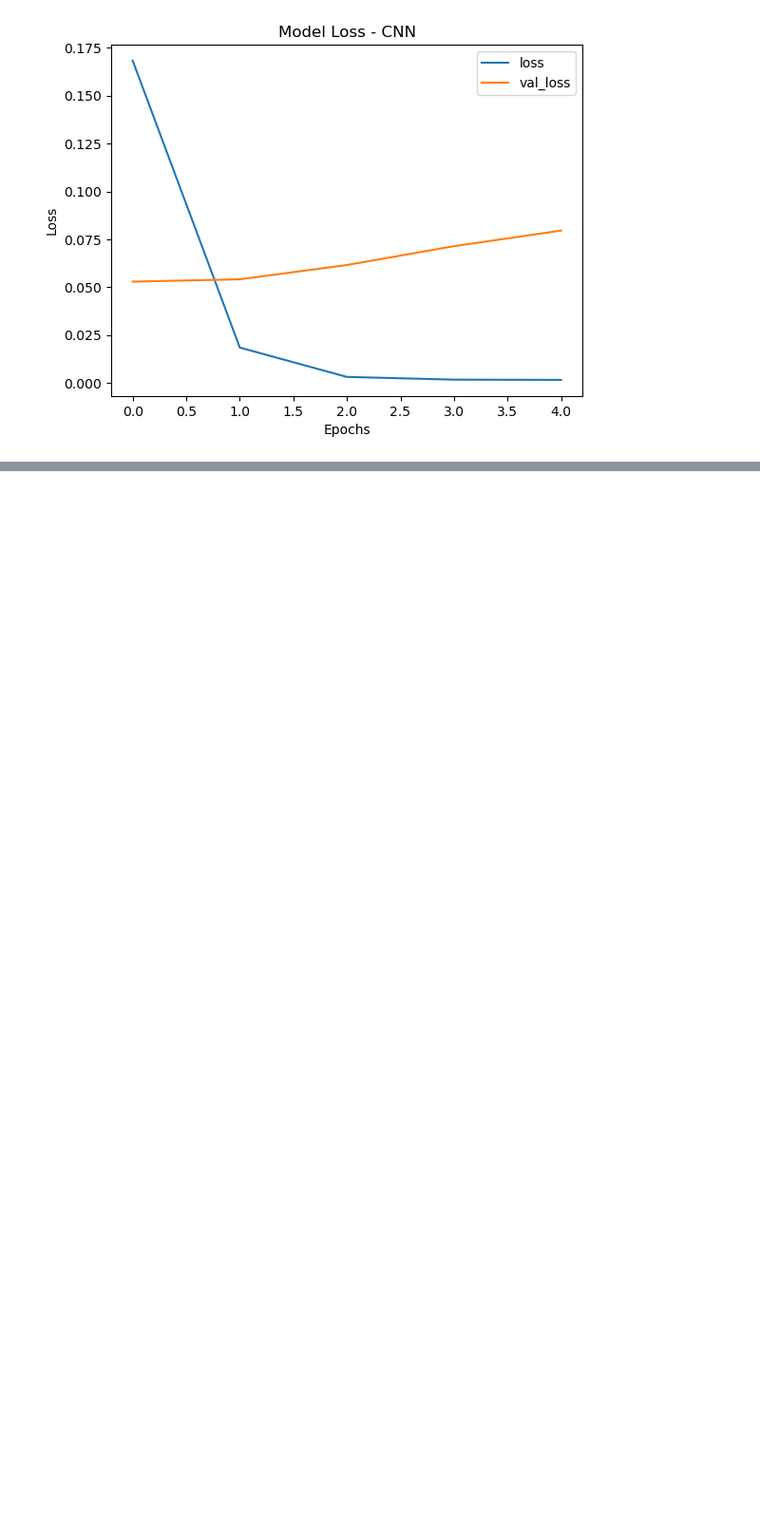
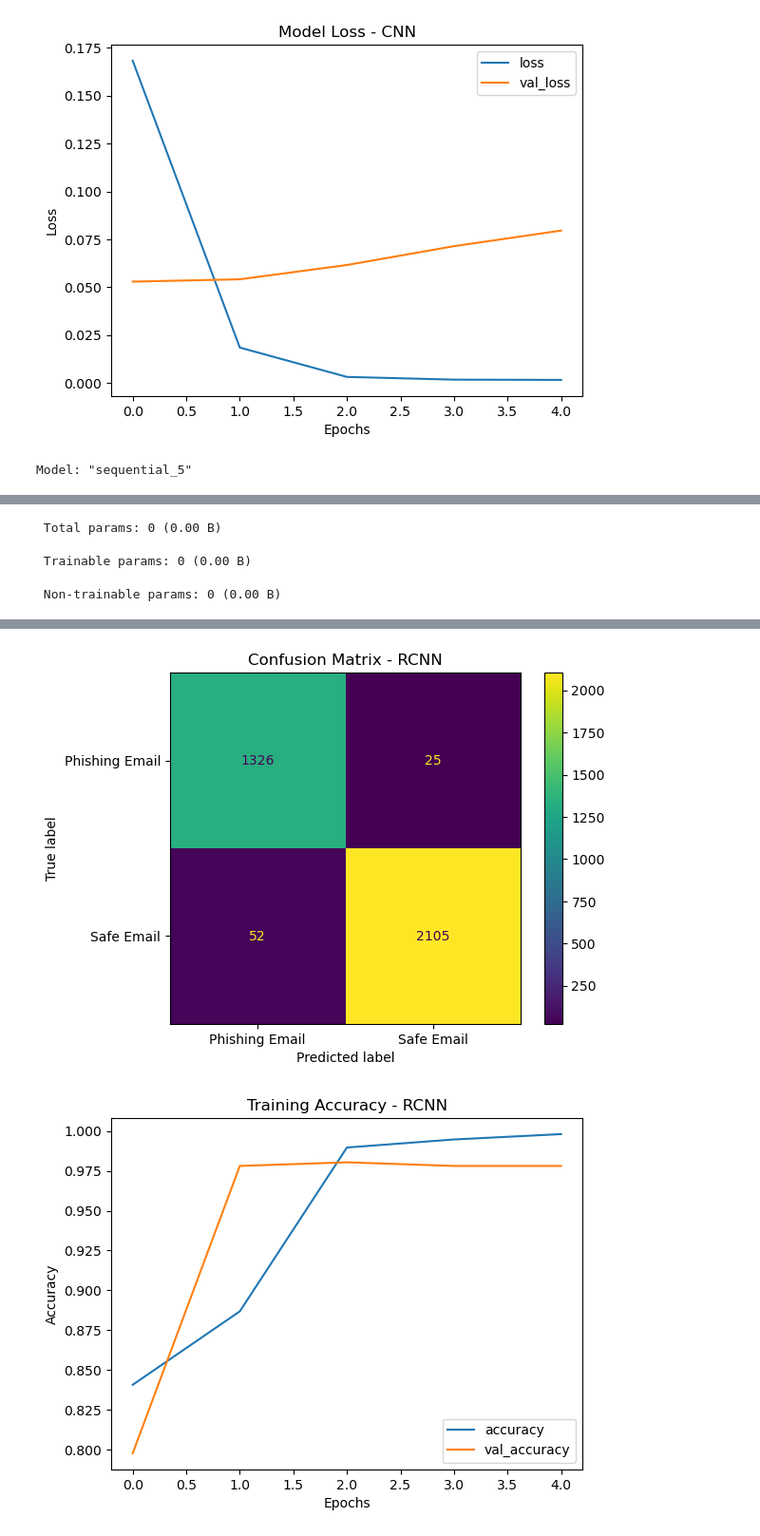
Before and after one commit to Hiroshan01/AI-Powered-Phishing-Email-Detection-, a Jupyter notebook: AIModel/phishingEmail.ipynb, the cells around one changed output, grey strips where cells are left out. Shown at 95% size. Saved outputs shown, nothing was run; the diff lists cells and outputs as text; code cells hidden in the pictures; blank space fills up the shorter version.

Commit message:
RCNN Architecture

```diff
--- a/AIModel/phishingEmail.ipynb
+++ b/AIModel/phishingEmail.ipynb
@@ -647,3 +647,64 @@ Model Accuracy: 98.26111793518066
 [figure]
 [figure]
 [figure]
+# %%
+from sklearn.preprocessing import LabelEncoder
+from tensorflow.keras.models import Sequential
+from tensorflow.keras.layers import Embedding, Conv1D, MaxPooling1D, LSTM, Dropout, Dense
+from tensorflow.keras.optimizers import Adam
+from sklearn.metrics import confusion_matrix, ConfusionMatrixDisplay
+import matplotlib.pyplot as plt
+import pandas as pd
+
+# Assuming y_train and y_test are your original labels
+label_encoder = LabelEncoder()
+y_train_encoded = label_encoder.fit_transform(y_train)  # Encode training labels
+y_test_encoded = label_encoder.transform(y_test)        # Encode test labels
+
+# RCNN Architecture
+model_rcnn = Sequential()
+model_rcnn.add(Embedding(input_dim=len(tk.word_index) + 1, output_dim=50, input_length=150))
+model_rcnn.add(Conv1D(filters=128, kernel_size=5, activation='relu'))
+model_rcnn.add(MaxPooling1D(pool_size=2))
+model_rcnn.add(LSTM(units=100))
+model_rcnn.add(Dropout(0.5))
+model_rcnn.add(Dense(1, activation='sigmoid'))
+
+# Compile model
+model_rcnn.compile(loss='binary_crossentropy', optimizer=Adam(), metrics=['accuracy'])
+
+# Model Summary
+model_rcnn.summary()
+
+# Train model
+history_rcnn = model_rcnn.fit(x_train, y_train_encoded, epochs=5, batch_size=16, validation_data=(x_test, y_test_encoded))
+
+# Evaluate model
+results_rcnn = model_rcnn.evaluate(x_test, y_test_encoded)
+print(f"Model Loss: {results_rcnn[0]}")
+print(f"Model Accuracy: {results_rcnn[1] * 100}")
+
+# Confusion Matrix
+y_pred_prob_rcnn = model_rcnn.predict(x_test)
+y_pred_rcnn = (y_pred_prob_rcnn > 0.5).astype(int)
+
+cnf_rcnn = confusion_matrix(y_test_encoded, y_pred_rcnn)
+ax_rcnn = ConfusionMatrixDisplay(confusion_matrix=cnf_rcnn, display_labels=label_encoder.classes_)
+ax_rcnn.plot()
+plt.title("Confusion Matrix - RCNN")
+plt.show()
+
+# Accuracy Plot
+pd.DataFrame(history_rcnn.history)[['accuracy', 'val_accuracy']].plot()
+plt.title('Training Accuracy - RCNN')
+plt.xlabel('Epochs')
+plt.ylabel('Accuracy')
+
+# Loss Plot
+pd.DataFrame(history_rcnn.history)[['loss', 'val_loss']].plot()
+plt.title('Model Loss - RCNN')
+plt.xlabel('Epochs')
+plt.ylabel('Loss')
+plt.show()
+# %% [output]
+Model: "sequential_5"
@@ -649,0 +726,3 @@ Model Accuracy: 98.26111793518066
+ Total params: 0 (0.00 B)
+ Trainable params: 0 (0.00 B)
+ Non-trainable params: 0 (0.00 B)
@@ -649,0 +743,2 @@ Model Accuracy: 98.26111793518066
+[figure, added]
+[figure, added]
```
Also changed, not shown: parts of 1 cell of this notebook.
